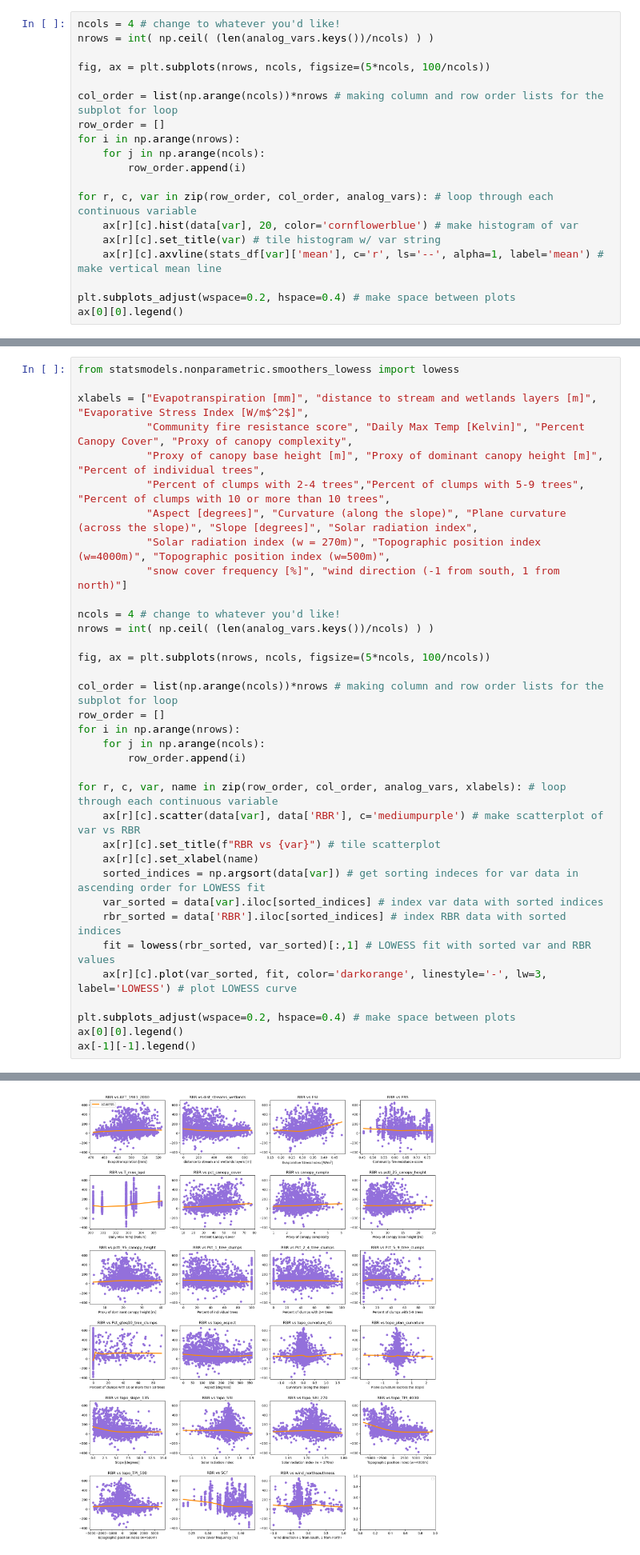
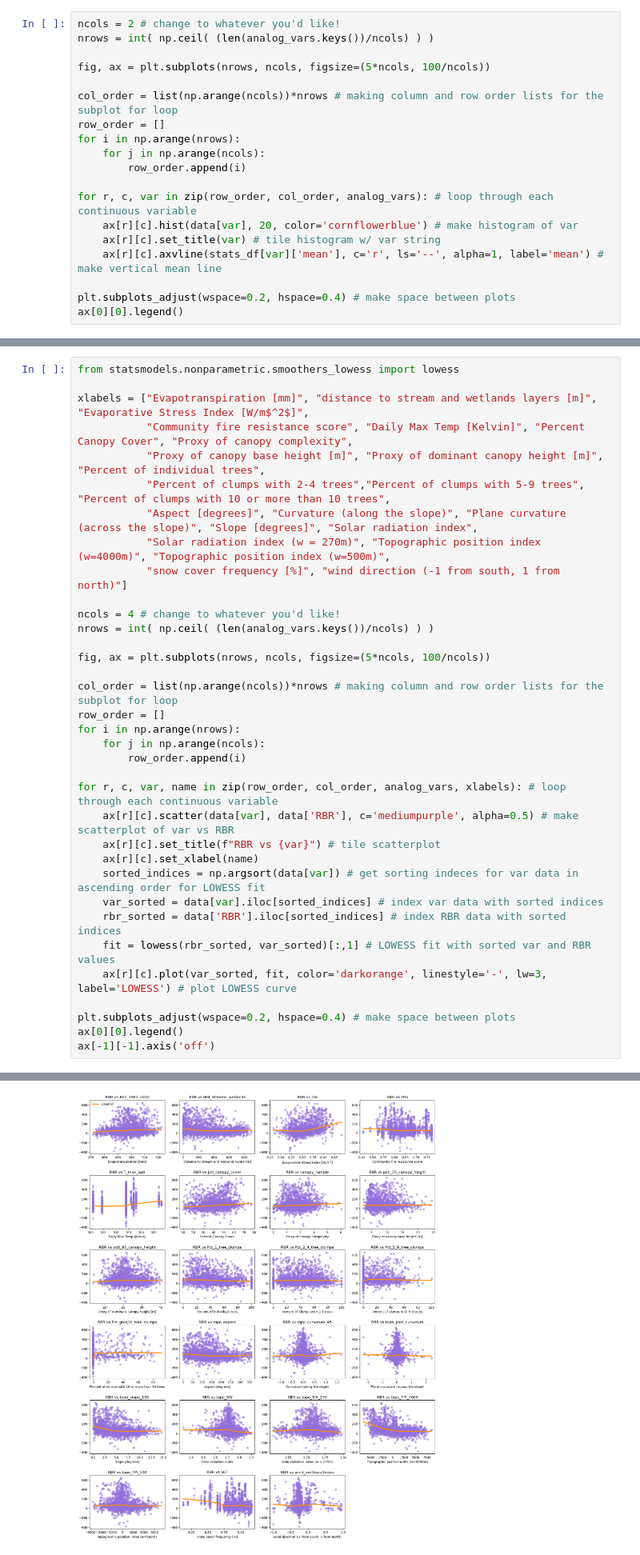
Before and after one commit to UW-ESS-DS/MLGeo2023_ESS569_Burn_Severity_Drivers, a Jupyter notebook: data_characterization.ipynb, the cells around one changed output, grey strips where cells are left out. Shown at 80% size. Cells and saved outputs as stored; diff of their text form.

```diff
--- a/data_characterization.ipynb
+++ b/data_characterization.ipynb
@@ -105,7 +105,7 @@ display(stats_df.T) # show transpose of dataframe for easier readability
 | SCF | 0.377831 | 0.380822 | 0.092749 | 2.284937 | 5.614855e-31 |
 | wind_northsouthness | -0.227879 | -0.258820 | -0.897839 | 11.767892 | 0.000000e+00 |
 # %%
-ncols = 4 # change to whatever you'd like!
+ncols = 2 # change to whatever you'd like!
 nrows = int( np.ceil( (len(analog_vars.keys())/ncols) ) )
 
 fig, ax = plt.subplots(nrows, ncols, figsize=(5*ncols, 100/ncols))
@@ -149,7 +149,7 @@ for i in np.arange(nrows):
         row_order.append(i)
 
 for r, c, var, name in zip(row_order, col_order, analog_vars, xlabels): # loop through each continuous variable
-    ax[r][c].scatter(data[var], data['RBR'], c='mediumpurple') # make scatterplot of var vs RBR
+    ax[r][c].scatter(data[var], data['RBR'], c='mediumpurple', alpha=0.5) # make scatterplot of var vs RBR
     ax[r][c].set_title(f"RBR vs {var}") # tile scatterplot
     ax[r][c].set_xlabel(name)
     sorted_indices = np.argsort(data[var]) # get sorting indeces for var data in ascending order for LOWESS fit
@@ -160,5 +160,5 @@ for r, c, var, name in zip(row_order, col_order, analog_vars, xlabels): # loop t
 
 plt.subplots_adjust(wspace=0.2, hspace=0.4) # make space between plots
 ax[0][0].legend()
-ax[-1][-1].legend()
+ax[-1][-1].axis('off')
 # %% [output]
@@ -167,3 +166,3 @@ No artists with labels found to put in legend.  Note that artists whose label st
-[figure, old version]
+[figure, new version]
 # %% [markdown]
 None of the independant variables have an obvious, direct relationship with the burn index, RBR.
```
Also changed, not shown: parts of 2 cells of this notebook, 1 other file.
